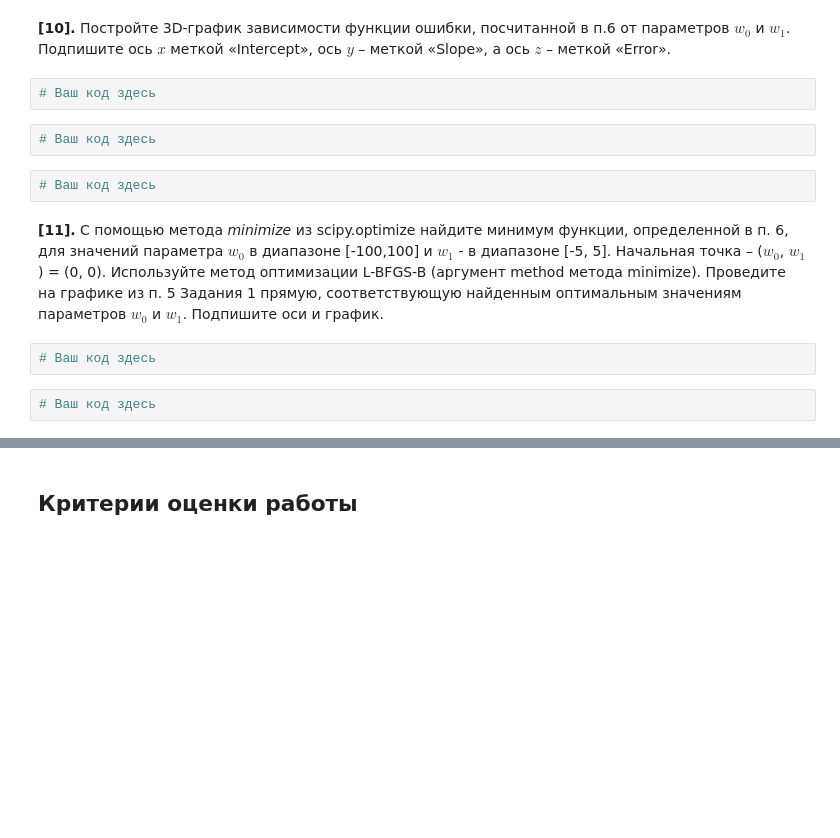
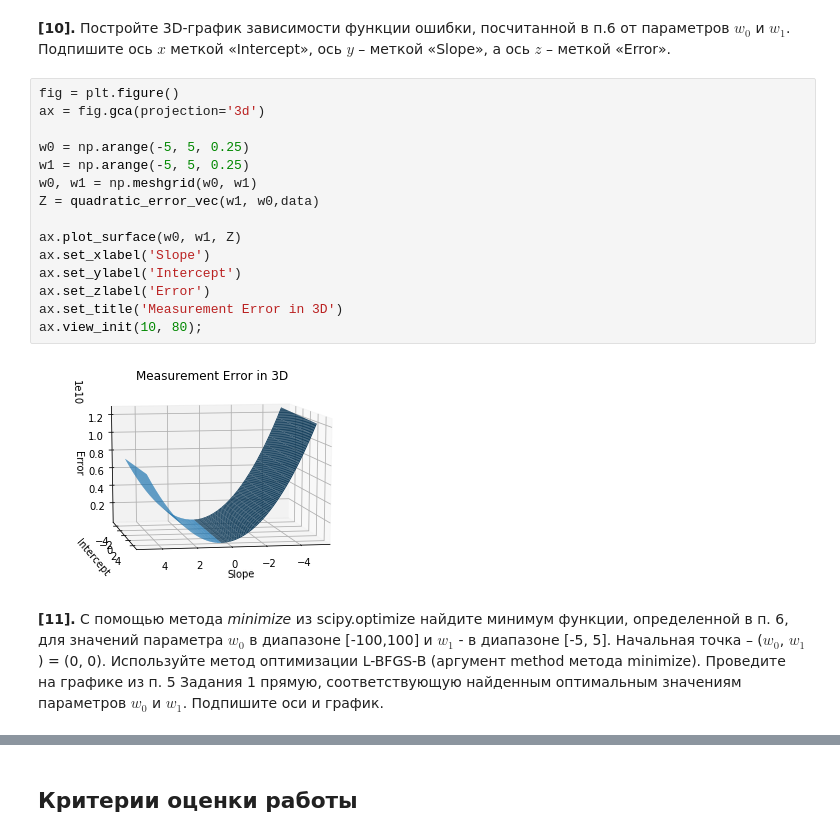
Before and after one commit to sergeymong/Python, a Jupyter notebook: Python for Data Analysis/Course 2/peer_review_linreg_height_weight.ipynb, the cells around one changed output, grey strips where cells are left out. Saved outputs shown, nothing was run; the diff lists cells and outputs as text; blank space fills up the shorter version.

```diff
--- a/Python for Data Analysis/Course 2/peer_review_linreg_height_weight.ipynb
+++ b/Python for Data Analysis/Course 2/peer_review_linreg_height_weight.ipynb
@@ -198,14 +235,21 @@ plt.show()
 # %% [markdown]
 **[10].** Постройте 3D-график зависимости функции ошибки, посчитанной в п.6 от параметров $w_0$ и $w_1$. Подпишите ось $x$ меткой «Intercept», ось $y$ – меткой «Slope», a ось $z$ – меткой «Error».
-# %%
-# Ваш код здесь
-# %%
-# Ваш код здесь
-# %%
-# Ваш код здесь
+# %%
+fig = plt.figure()
+ax = fig.gca(projection='3d')
+
+w0 = np.arange(-5, 5, 0.25)
+w1 = np.arange(-5, 5, 0.25)
+w0, w1 = np.meshgrid(w0, w1)
+Z = quadratic_error_vec(w1, w0,data)
+
+ax.plot_surface(w0, w1, Z)
+ax.set_xlabel('Slope')
+ax.set_ylabel('Intercept')
+ax.set_zlabel('Error')
+ax.set_title('Measurement Error in 3D')
+ax.view_init(10, 80);
+# %% [output]
+[figure, added]
 # %% [markdown]
 **[11].** С помощью метода *minimize* из scipy.optimize найдите минимум функции, определенной в п. 6, для значений параметра $w_0$ в диапазоне [-100,100] и $w_1$ - в диапазоне [-5, 5]. Начальная точка – ($w_0$, $w_1$) = (0, 0). Используйте метод оптимизации L-BFGS-B (аргумент method метода minimize). Проведите на графике из п. 5 Задания 1 прямую, соответствующую найденным оптимальным значениям параметров $w_0$ и $w_1$. Подпишите оси и график.
-# %%
-# Ваш код здесь
-# %%
-# Ваш код здесь
```
Also changed, not shown: parts of 12 cells of this notebook, 11 other files.
